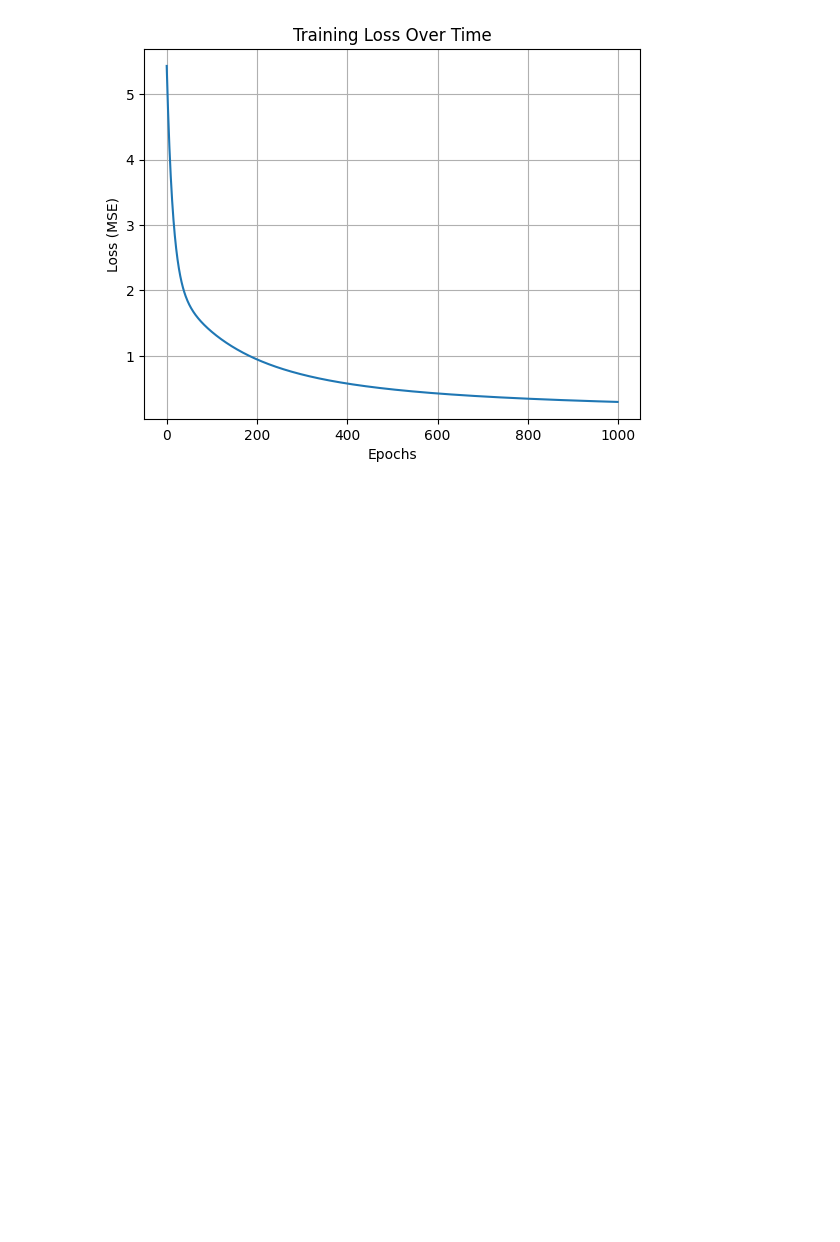
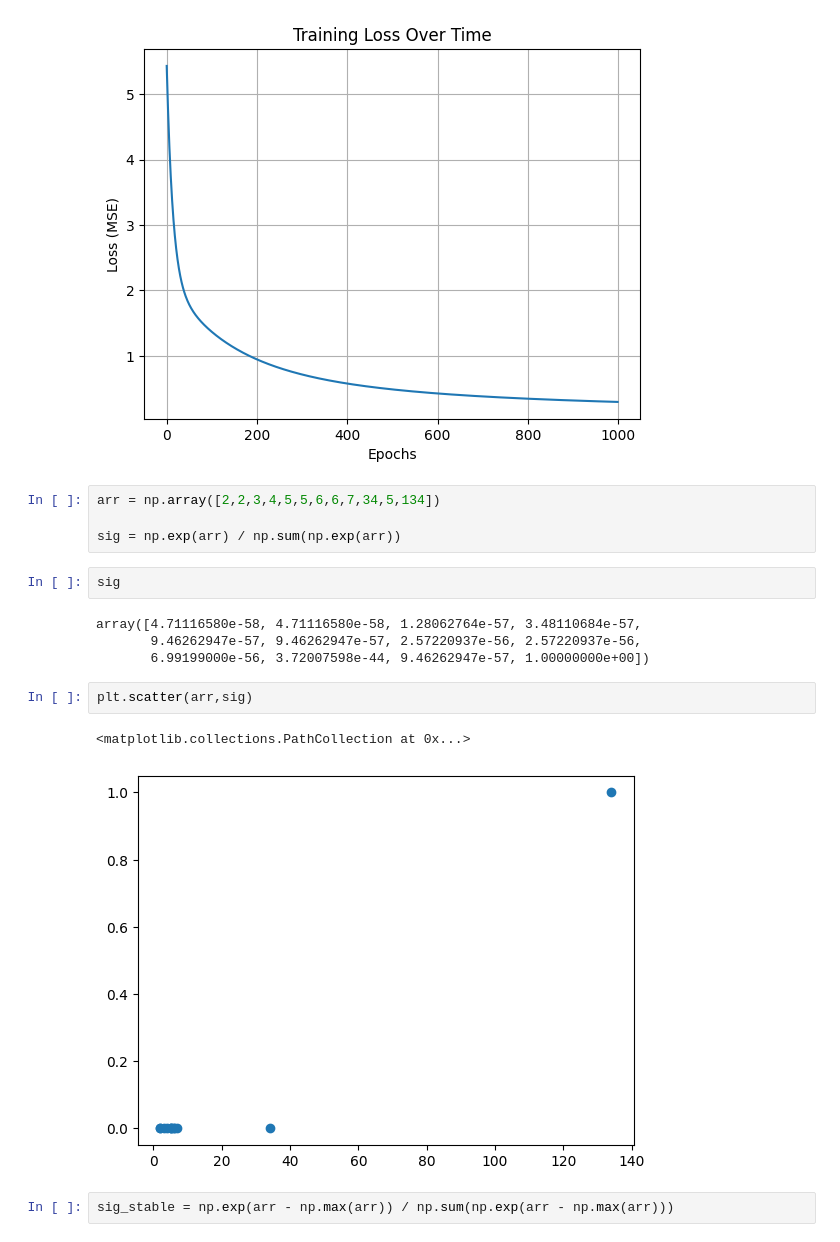
Before and after one commit to Shaik-Amaan-Ahmed/statistics, a Jupyter notebook: math-fun-vis/fun.ipynb, the cells around one changed output. Drawn from its saved outputs; the diff is of its cells as text; blank space fills up the shorter version.

```diff
--- a/math-fun-vis/fun.ipynb
+++ b/math-fun-vis/fun.ipynb
@@ -868,3 +876,20 @@ Epoch 900, Loss: 0.3177
 
 Test MSE: 0.2906
 [figure]
+# %%
+arr = np.array([2,2,3,4,5,5,6,6,7,34,5,134])
+
+sig = np.exp(arr) / np.sum(np.exp(arr))
+# %%
+sig
+# %% [output]
+array([4.71116580e-58, 4.71116580e-58, 1.28062764e-57, 3.48110684e-57,
+       9.46262947e-57, 9.46262947e-57, 2.57220937e-56, 2.57220937e-56,
+       6.99199000e-56, 3.72007598e-44, 9.46262947e-57, 1.00000000e+00])
+# %%
+plt.scatter(arr,sig)
+# %% [output]
+<matplotlib.collections.PathCollection at 0x...>
+[figure, added]
+# %%
+sig_stable = np.exp(arr - np.max(arr)) / np.sum(np.exp(arr - np.max(arr)))
```
Also changed, not shown: parts of 4 cells of this notebook, 3 other files.
